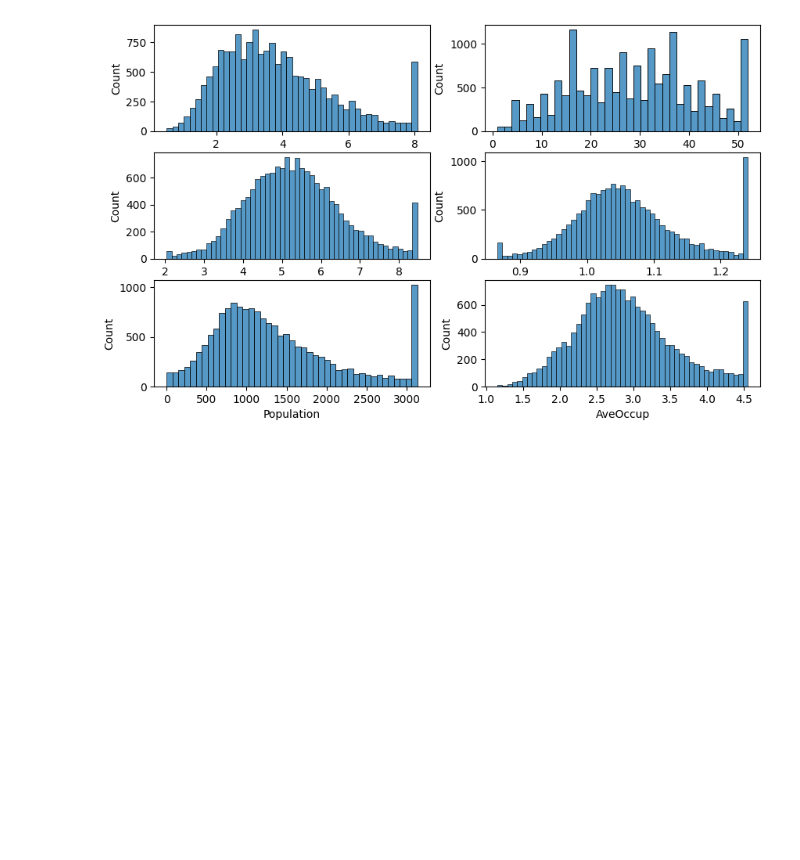
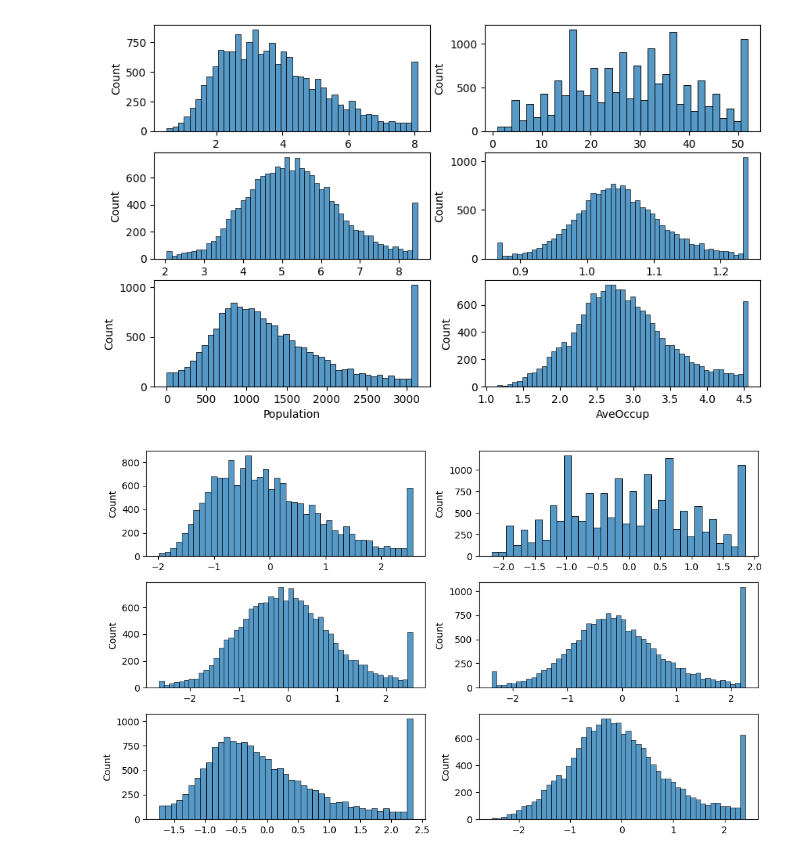
Before and after one commit to Kicho115/computational-intelligence, a Jupyter notebook: exercises/2-metrics-and-evaluation-california-ousin.ipynb, the cells around one changed output. Saved outputs shown, nothing was run; the diff lists cells and outputs as text; code cells hidden in the pictures; blank space fills up the shorter version.

```diff
--- a/exercises/2-metrics-and-evaluation-california-ousin.ipynb
+++ b/exercises/2-metrics-and-evaluation-california-ousin.ipynb
@@ -90,3 +90,26 @@ for ax, col in zip(axs.ravel(), cols):
     sns.histplot(x=x_train[col], ax=ax)
 # %% [output]
 [figure]
+# %%
+from sklearn.pipeline import make_pipeline
+from sklearn.preprocessing import StandardScaler
+from sklearn.compose import ColumnTransformer
+
+preprocessing = make_pipeline(
+    ColumnTransformer([
+        ('num', StandardScaler(), x_train.columns)
+    ])
+)
+# %%
+x_train_processed = preprocessing.fit_transform(x_train)
+x_test_processed = preprocessing.transform(x_test)
+x_val_processed = preprocessing.transform(x_val)
+# %%
+fig, axs = plt.subplots(3, 2, figsize=(10, 6))
+
+for ax, col in zip(axs.ravel(), cols):
+    sns.histplot(x=x_train_processed[:, x_train.columns.get_loc(col)], ax=ax)
+
+plt.tight_layout()
+# %% [output]
+[figure, added]
```
Also changed, not shown: parts of 8 cells of this notebook.
